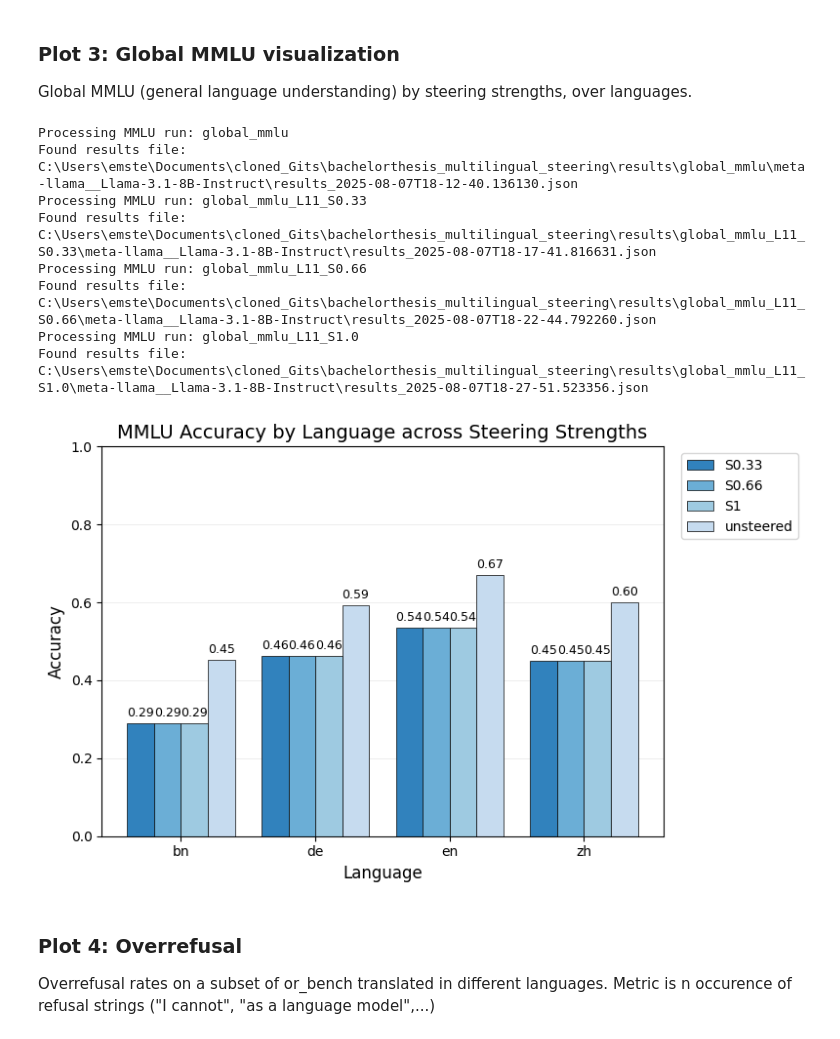
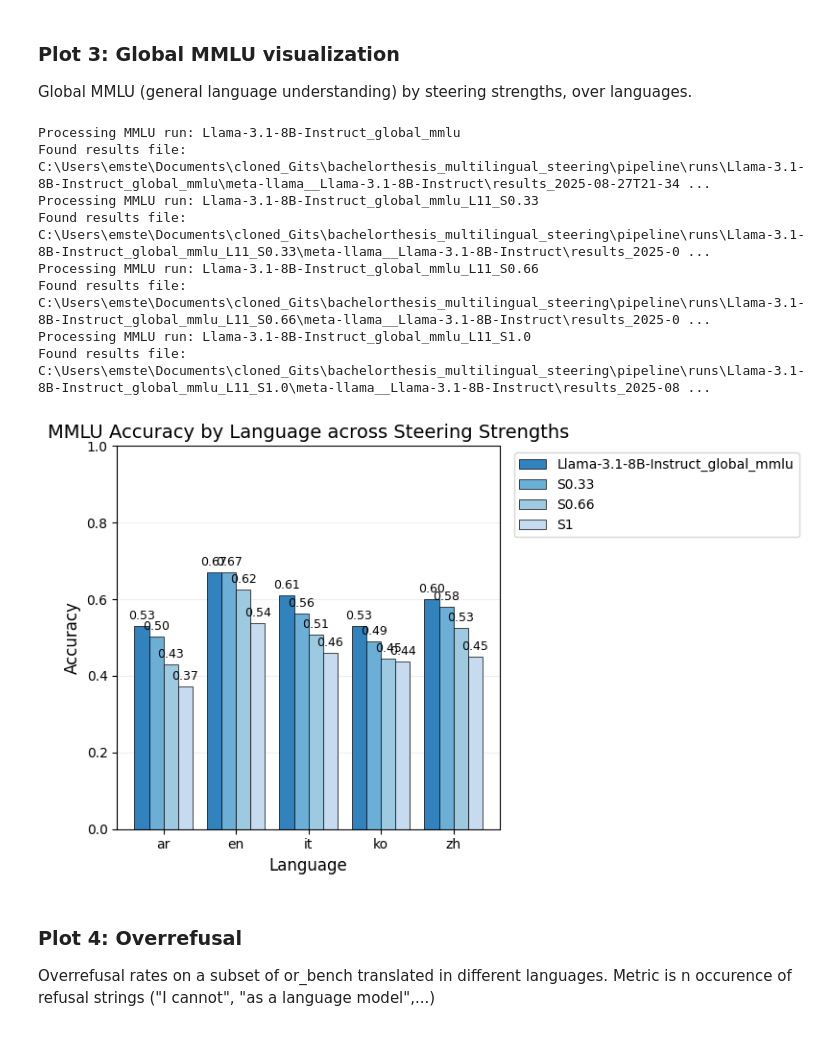
Before and after one commit to stonehenge0/bachelorthesis_multilingual_steering, a Jupyter notebook: scripts/visualize_judge_results.ipynb, the cells around one changed output. Saved outputs shown, nothing was run; the diff lists cells and outputs as text; code cells hidden in the pictures.

```diff
--- a/scripts/visualize_judge_results.ipynb
+++ b/scripts/visualize_judge_results.ipynb
@@ -13,7 +13,7 @@ import ast
 import re
 # %%
 # read in data
-PATH_TO_RESULTS_FOLDER = r"C:\Users\emste\Documents\cloned_Gits\bachelorthesis_multilingual_steering\results"
+PATH_TO_RESULTS_FOLDER = r"C:\Users\emste\Documents\cloned_Gits\bachelorthesis_multilingual_steering\pipeline\runs"
 JUDGE_SUFFIX = "_judged.csv"
 
 def folderpath_to_file_dicts(all_results_folderpath):
@@ -26,7 +26,7 @@ def folderpath_to_file_dicts(all_results_folderpath):
     folder_judge_responses = None
 
     for file in os.listdir(all_results_folderpath):
-        if "_judged_responses" in file:
+        if "judge_multijail" in file:
             folder_judge_responses = os.path.join(all_results_folderpath, file)
             print(f"Found folder with judged responses: {folder_judge_responses}")
 
@@ -37,7 +37,7 @@ def folderpath_to_file_dicts(all_results_folderpath):
     or_bench_dict = {}
     mmlu_dict = {}
 
-    # Extract multijail and or_bench files form the judge folder.
+    # Extract multijail files from the judge folder.
     for file in os.listdir(folder_judge_responses):
 
         # check that the  judge suffix is in files
@@ -50,17 +50,25 @@ def folderpath_to_file_dicts(all_results_folderpath):
         if "multijail" in file:
                 multijail_dict[filename_task_specific] = os.path.join(folder_judge_responses,file)
 
-        # or bench
-        elif "or_bench" in file:
-                or_bench_dict[filename_task_specific] = os.path.join(folder_judge_responses,file)
 
     # Extract MMLU files from results folder
     for file in os.listdir(all_results_folderpath):
         if "global_mmlu" in file:
             mmlu_dict[file] = os.path.join(all_results_folderpath,file)
 
+    print(multijail_dict,or_bench_dict,mmlu_dict)
+
+    # Extract or bench translated results
+    for file in os.listdir(all_results_folderpath):
+        if ("or_bench" in file) and ("_translated" in file):
+            filename_task_specific = file.removesuffix("_translated.csv")
+            or_bench_dict[filename_task_specific] = os.path.join(all_results_folderpath,file)
+
     return multijail_dict, or_bench_dict, mmlu_dict
 
+multijail_dict, or_bench_dict, mmlu_dict = folderpath_to_file_dicts(PATH_TO_RESULTS_FOLDER)
+
+print(f"or bench dict {or_bench_dict}")
 
 def extract_lang(x):
     """Extract language id for all samples from output"""
@@ -308,9 +352,6 @@ def visualize_mmlu_grouped(all_runs):
             run_name = "baseline (unsteered)"
         runs_parsed.append({"name": run_name, "label": label, "order": order, "results": rdict})
 
-
-    runs_parsed.sort(key=lambda x: x["order"])
-
     # Union of all languages across runs
     all_langs = sorted({
         _lang_from_key(k)
@@ -343,42 +384,42 @@ def visualize_mmlu_grouped(all_runs):
         bars.append(b)
 
         # annotate values above bars
         for xi, h in zip(x + offsets[i], heights):
             if h > 0:
                 ax.text(xi, h + 0.01, f"{h:.2f}", ha="center", va="bottom", fontsize=9, rotation=0)
 
     ax.set_xlabel("Language", fontsize=12)
     ax.set_ylabel("Accuracy", fontsize=12)
     ax.set_title("MMLU Accuracy by Language across Steering Strengths", fontsize=14)
     ax.set_xticks(x)
     ax.set_xticklabels(all_langs)
     ax.set_ylim(0, 1)
     ax.grid(axis="y", alpha=0.3, linestyle="-", linewidth=0.5)
     ax.set_axisbelow(True)
     ax.legend(bbox_to_anchor=(1.02, 1), loc="upper left")
     plt.tight_layout()
     return fig
 
 all_runs = []
 for run_name, run_path in mmlu_dict.items():
     print(f"Processing MMLU run: {run_name}")
     rd = extract_mmlu_results(run_path)
     if rd:
         all_runs.append((run_name, rd))
 
 fig = visualize_mmlu_grouped(all_runs)
 if fig:
     plt.show()
 # %% [output]
-Processing MMLU run: global_mmlu
-Found results file: C:\Users\emste\Documents\cloned_Gits\bachelorthesis_multilingual_steering\results\global_mmlu\meta-llama__Llama-3.1-8B-Instruct\results_2025-08-07T18-12-40.136130.json
-Processing MMLU run: global_mmlu_L11_S0.33
-Found results file: C:\Users\emste\Documents\cloned_Gits\bachelorthesis_multilingual_steering\results\global_mmlu_L11_S0.33\meta-llama__Llama-3.1-8B-Instruct\results_2025-08-07T18-17-41.816631.json
-Processing MMLU run: global_mmlu_L11_S0.66
-Found results file: C:\Users\emste\Documents\cloned_Gits\bachelorthesis_multilingual_steering\results\global_mmlu_L11_S0.66\meta-llama__Llama-3.1-8B-Instruct\results_2025-08-07T18-22-44.792260.json
-Processing MMLU run: global_mmlu_L11_S1.0
-Found results file: C:\Users\emste\Documents\cloned_Gits\bachelorthesis_multilingual_steering\results\global_mmlu_L11_S1.0\meta-llama__Llama-3.1-8B-Instruct\results_2025-08-07T18-27-51.523356.json
+Processing MMLU run: Llama-3.1-8B-Instruct_global_mmlu
+Found results file: C:\Users\emste\Documents\cloned_Gits\bachelorthesis_multilingual_steering\pipeline\runs\Llama-3.1-8B-Instruct_global_mmlu\meta-llama__Llama-3.1-8B-Instruct\results_2025-08-27T21-34 ...
+Processing MMLU run: Llama-3.1-8B-Instruct_global_mmlu_L11_S0.33
+Found results file: C:\Users\emste\Documents\cloned_Gits\bachelorthesis_multilingual_steering\pipeline\runs\Llama-3.1-8B-Instruct_global_mmlu_L11_S0.33\meta-llama__Llama-3.1-8B-Instruct\results_2025-0 ...
+Processing MMLU run: Llama-3.1-8B-Instruct_global_mmlu_L11_S0.66
+Found results file: C:\Users\emste\Documents\cloned_Gits\bachelorthesis_multilingual_steering\pipeline\runs\Llama-3.1-8B-Instruct_global_mmlu_L11_S0.66\meta-llama__Llama-3.1-8B-Instruct\results_2025-0 ...
+Processing MMLU run: Llama-3.1-8B-Instruct_global_mmlu_L11_S1.0
+Found results file: C:\Users\emste\Documents\cloned_Gits\bachelorthesis_multilingual_steering\pipeline\runs\Llama-3.1-8B-Instruct_global_mmlu_L11_S1.0\meta-llama__Llama-3.1-8B-Instruct\results_2025-08 ...
-[figure, old version]
+[figure, new version]
 # %% [markdown]
 ### Plot 4: Overrefusal
 Overrefusal rates on a subset of or_bench translated in different languages. Metric is  n occurence of refusal strings ("I cannot", "as a language model",...)
```
Also changed, not shown: parts of 6 cells of this notebook.
